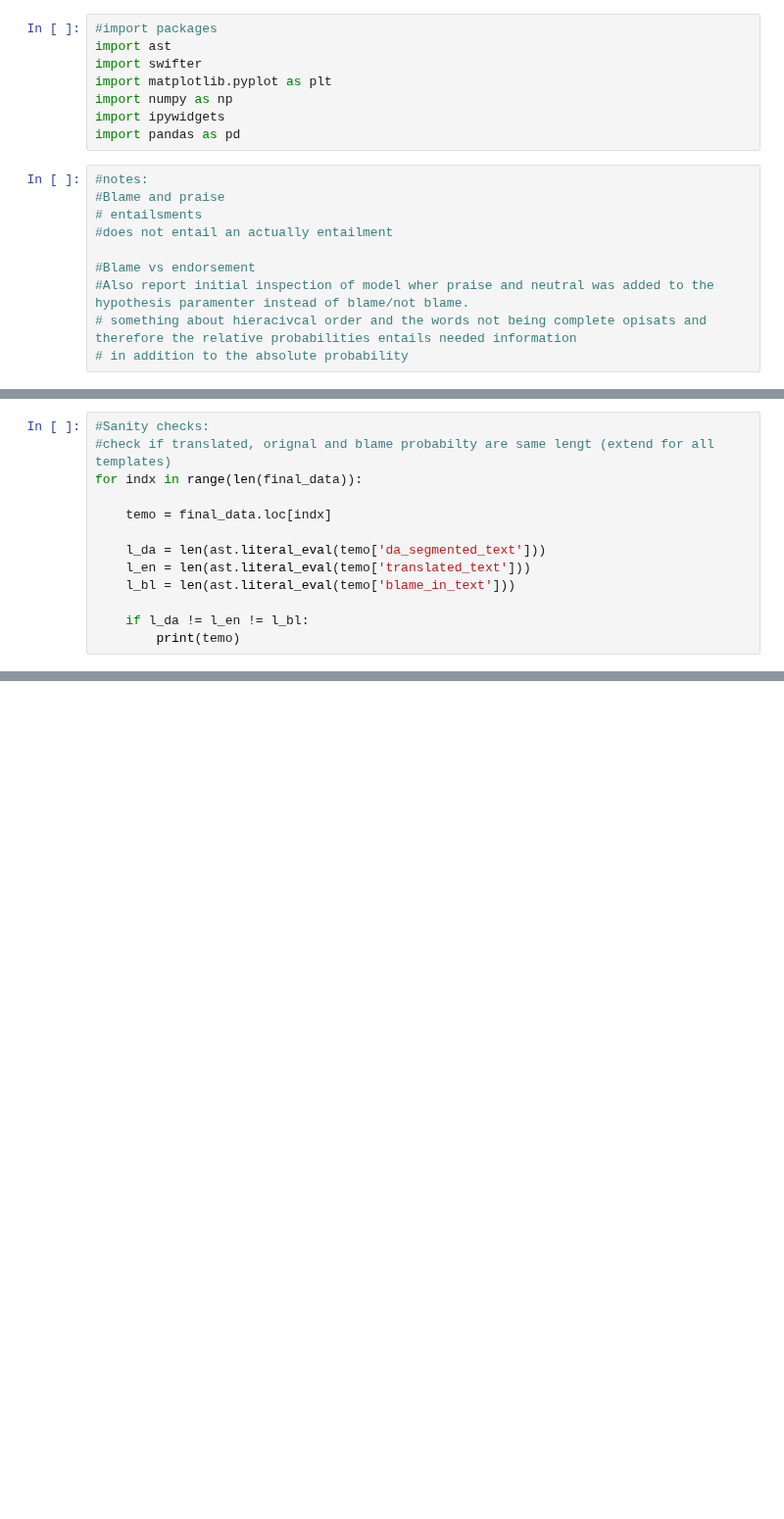
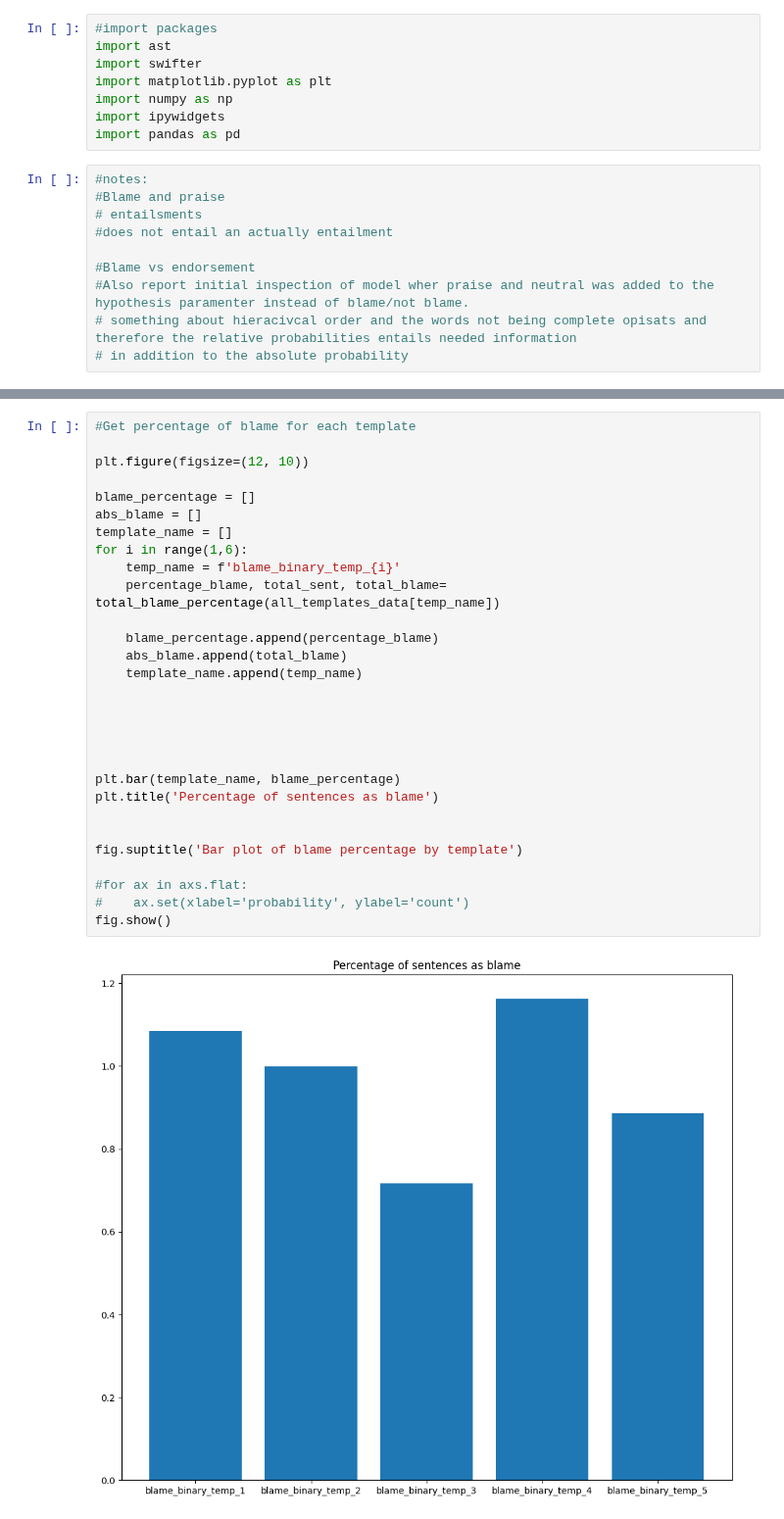
Before and after one commit to Lundsfryd/Bachelor_project, a Jupyter notebook: Prelimenary_blame_detection.ipynb, the cells around one changed output, grey strips where cells are left out. Shown at 98% size. Drawn from its saved outputs; the diff is of its cells as text; blank space fills up the shorter version.

```diff
--- a/Prelimenary_blame_detection.ipynb
+++ b/Prelimenary_blame_detection.ipynb
@@ -184,16 +184,3 @@ def vizualize_blame_prob(blame_scores):
-# %%
-#Sanity checks:
-#check if translated, orignal and blame probabilty are same lengt (extend for all templates)
-for indx in range(len(final_data)):
-
-    temo = final_data.loc[indx]
-
-    l_da = len(ast.literal_eval(temo['da_segmented_text']))
-    l_en = len(ast.literal_eval(temo['translated_text']))
-    l_bl = len(ast.literal_eval(temo['blame_in_text']))
-
-    if l_da != l_en != l_bl:
-        print(temo)
 # %%
 #Data with all templates
 
@@ -212,0 +248,31 @@ all_templates_data.head()
+# %%
+#Get percentage of blame for each template
+
+plt.figure(figsize=(12, 10))
+
+blame_percentage = []
+abs_blame = []
+template_name = []
+for i in range(1,6):
+    temp_name = f'blame_binary_temp_{i}'
+    percentage_blame, total_sent, total_blame= total_blame_percentage(all_templates_data[temp_name])
+
+    blame_percentage.append(percentage_blame)
+    abs_blame.append(total_blame)
+    template_name.append(temp_name)
+
+
+
+
+
+plt.bar(template_name, blame_percentage)
+plt.title('Percentage of sentences as blame')
+
+
+fig.suptitle('Bar plot of blame percentage by template')
+
+#for ax in axs.flat:
+#    ax.set(xlabel='probability', ylabel='count')
+fig.show()
+# %% [output]
+[figure, added]
```
Also changed, not shown: parts of 11 cells of this notebook, 1 other file.
